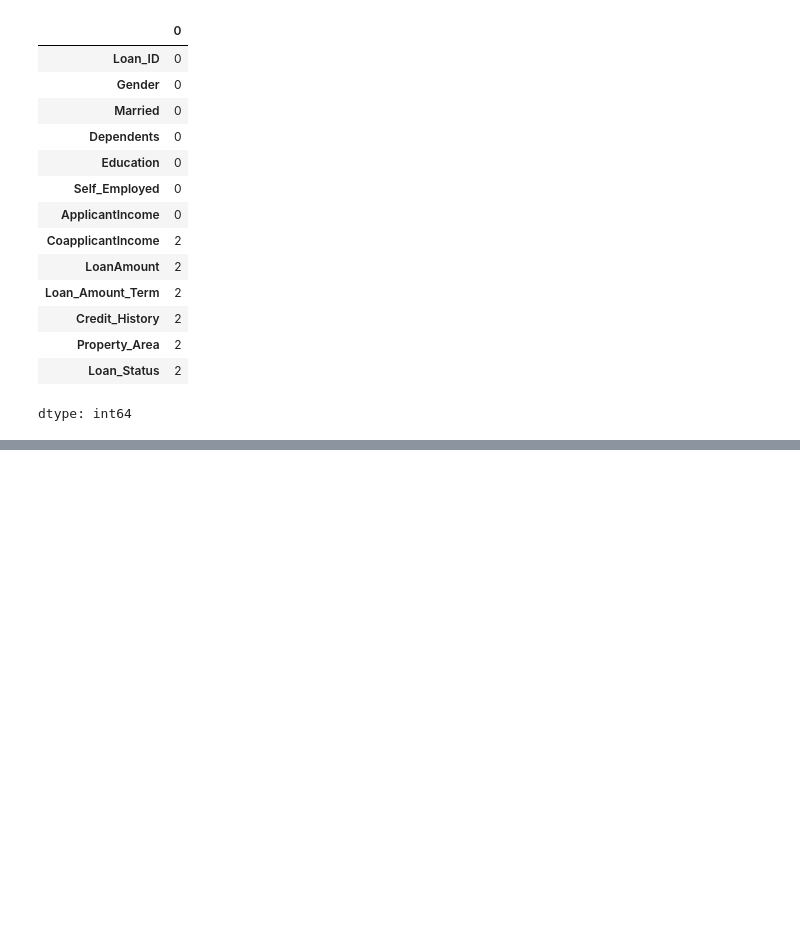
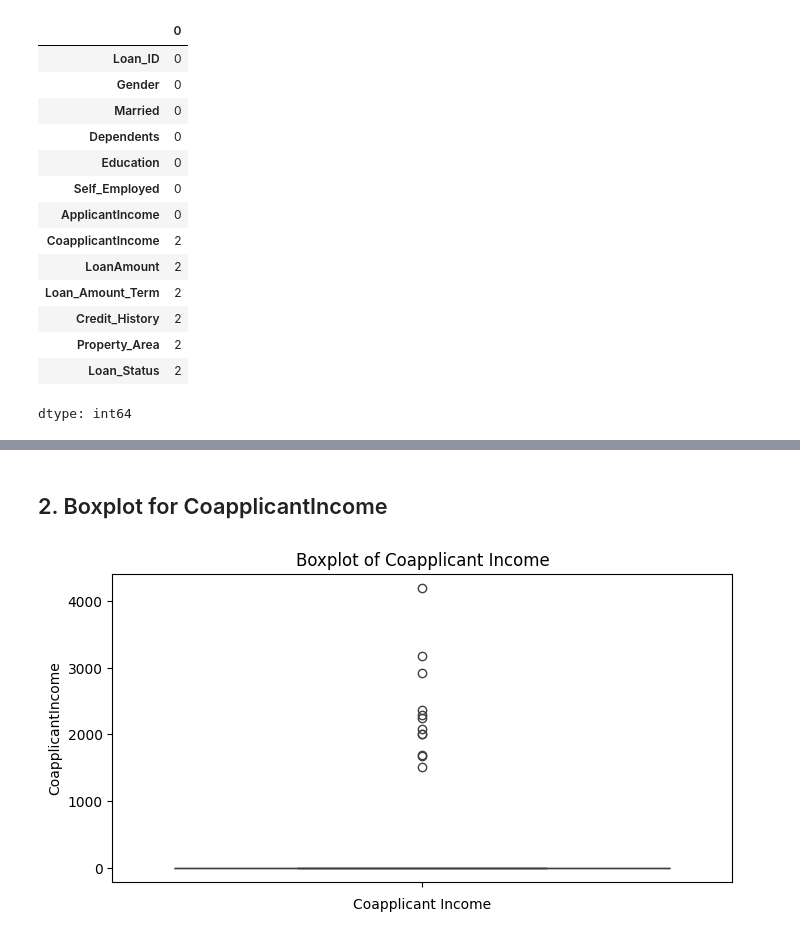
Before and after one commit to Mainabryan/loan-approval-prediction-logistic-regressio, a Jupyter notebook: Loan_Approval_predictor(logistic_regression).ipynb, the cells around one changed output, grey strips where cells are left out. Cells and saved outputs as stored; diff of their text form; code cells hidden in the pictures; blank space fills up the shorter version.

```diff
--- a/Loan_Approval_predictor(logistic_regression).ipynb
+++ b/Loan_Approval_predictor(logistic_regression).ipynb
@@ -70,0 +109,10 @@ data['Property_Area'] = data['Property_Area'].fillna(data['Property_Area'].mode(
+# %% [markdown]
+## 2. Boxplot for CoapplicantIncome
+# %%
+plt.figure(figsize=(8, 4))
+sns.boxplot(data['CoapplicantIncome'])
+plt.title('Boxplot of Coapplicant Income')
+plt.xlabel('Coapplicant Income')
+plt.show()
+# %% [output]
+[figure, added]
```
Also changed, not shown: parts of 9 cells of this notebook.
